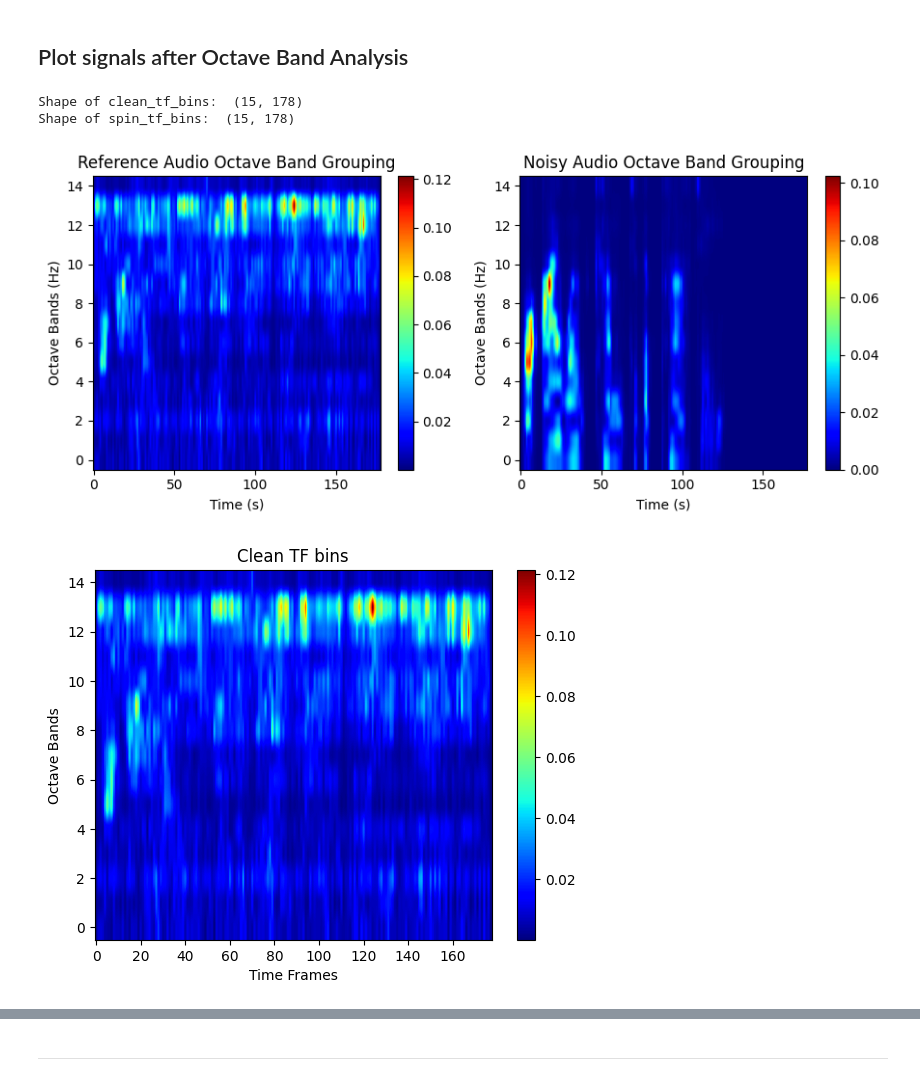
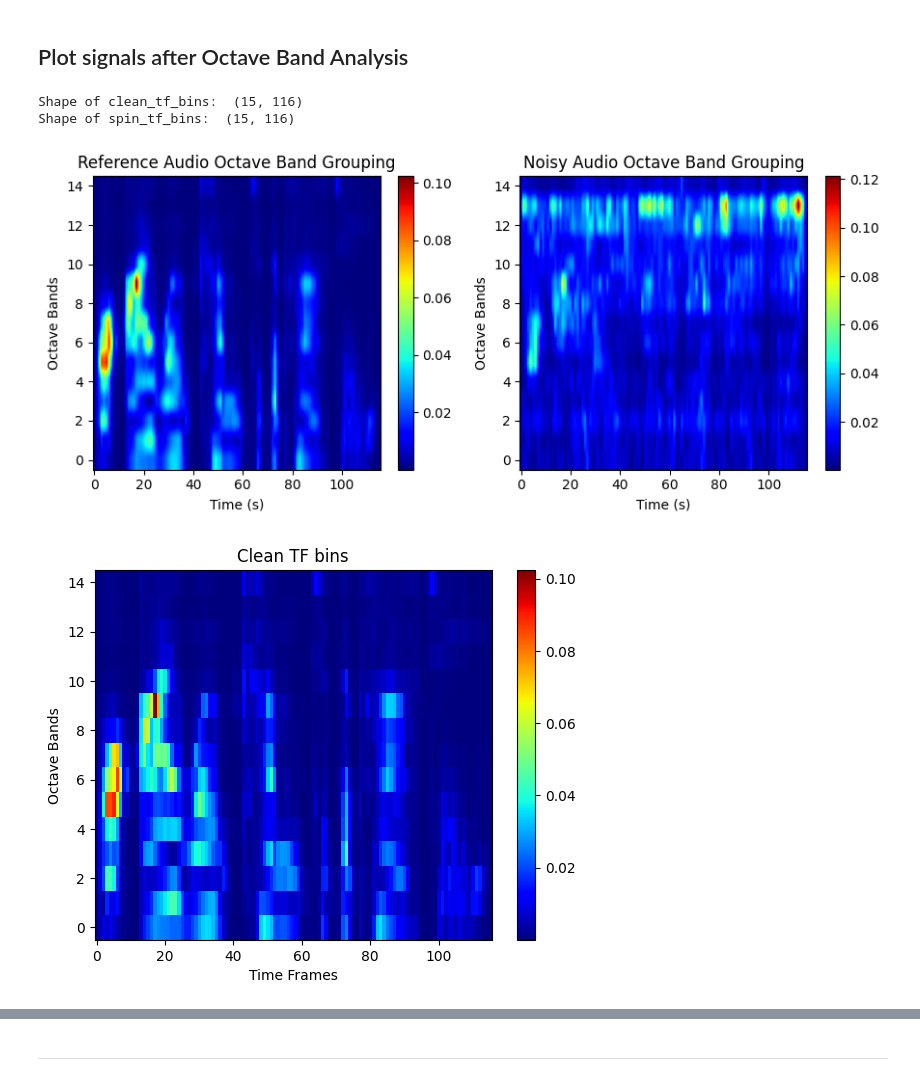
Before and after one commit to George-P-1/stoi_Metric, a Jupyter notebook: utils/stoi_visualization.ipynb, the cells around one changed output, grey strips where cells are left out. Cells and saved outputs as stored; diff of their text form; code cells hidden in the pictures.

```diff
--- a/utils/stoi_visualization.ipynb
+++ b/utils/stoi_visualization.ipynb
@@ -146,33 +149,33 @@ plt.show()
 ## Plot signals after Octave Band Analysis
 # %%
 # Get the octave band STFT of the signals from compute_stoi
-clean_tf_bins, spin_tf_bins = mystoi.compute_stoi(spin_resampled_mono, target_resampled_mono, new_sr, return_octave_stft=True)
+clean_tf_bins, spin_tf_bins = mystoi.compute_stoi(target_resampled_mono, spin_resampled_mono, new_sr, return_octave_stft=True)
 
 print("Shape of clean_tf_bins: ", clean_tf_bins.shape)
 print("Shape of spin_tf_bins: ", spin_tf_bins.shape)
 
 # Plot the octave band STFT of the signals
 plt.figure(figsize=(9, 4))
 plt.subplot(1, 2, 1)
 plt.imshow(np.abs(clean_tf_bins), aspect='auto', origin='lower', cmap='jet')
 plt.colorbar()
 plt.title('Reference Audio Octave Band Grouping')
 plt.xlabel('Time (s)')
-plt.ylabel('Octave Bands (Hz)')
+plt.ylabel('Octave Bands')
 plt.subplot(1, 2, 2)
 plt.imshow(np.abs(spin_tf_bins), aspect='auto', origin='lower', cmap='jet')
 plt.colorbar()
 plt.title('Noisy Audio Octave Band Grouping')
 plt.xlabel('Time (s)')
-plt.ylabel('Octave Bands (Hz)')
+plt.ylabel('Octave Bands')
 plt.tight_layout()
 # save the plot as svg
 plt.savefig("octave_band_grouping.svg")
 plt.show()
 # %% [output]
-Shape of clean_tf_bins:  (15, 178)
-Shape of spin_tf_bins:  (15, 178)
+Shape of clean_tf_bins:  (15, 116)
+Shape of spin_tf_bins:  (15, 116)
-[figure, old version]
+[figure, new version]
 # %%
 plt.imshow(clean_tf_bins, aspect='auto', origin='lower', cmap='jet')
 plt.colorbar()
@@ -181,7 +184,7 @@ plt.xlabel("Time Frames")
 plt.ylabel("Octave Bands")
 plt.show()
 # %% [output]
-[figure, old version]
+[figure, new version]
 # %%
 plt.imshow(spin_tf_bins, aspect='auto', origin='lower', cmap='jet')
 plt.colorbar()
```
Also changed, not shown: parts of 3 cells of this notebook.
